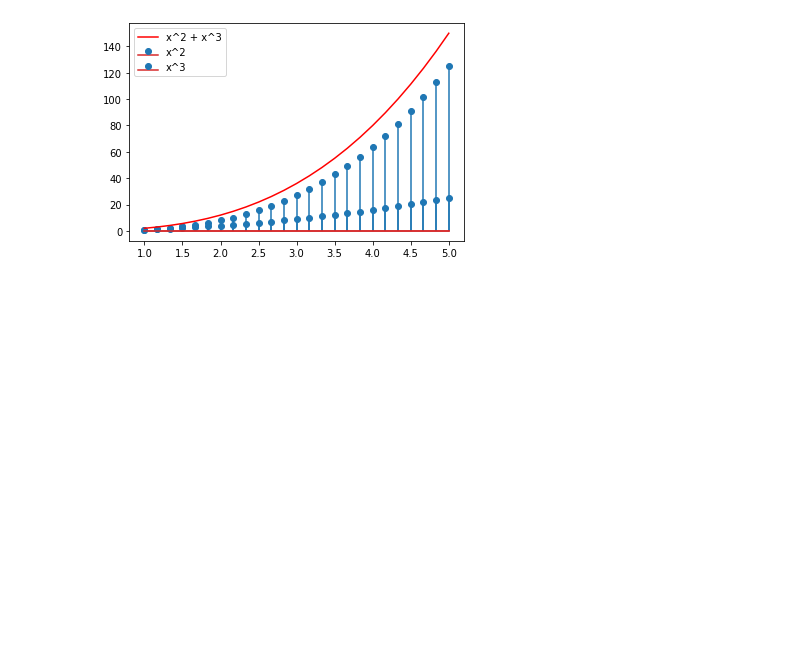
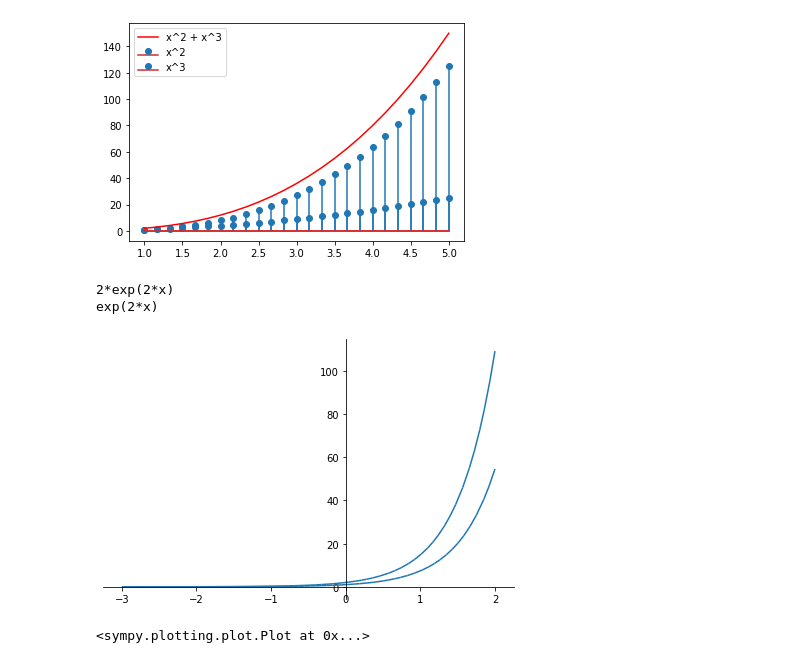
Before and after one commit to Cyberdom123/jupyter-notebook, a Jupyter notebook: jupyter/Derivative plots.ipynb, the cells around one changed output. Saved outputs shown, nothing was run; the diff lists cells and outputs as text; code cells hidden in the pictures; blank space fills up the shorter version.

```diff
--- a/jupyter/Derivative plots.ipynb
+++ b/jupyter/Derivative plots.ipynb
@@ -53,3 +53,19 @@ plt.legend()
 plt.show()
 # %% [output]
 [figure]
+# %%
+import sympy
+from sympy.plotting import plot_parametric
+
+x = sympy.Symbol('x')
+y = (sympy.exp(2*x))
+yprime = y.diff(x)
+print (yprime)
+print (y)
+
+plot_parametric((x, y, (x, -3, 2)), (x, yprime, (x, -3, 2)))
+# %% [output]
+2*exp(2*x)
+exp(2*x)
+[figure, added]
+<sympy.plotting.plot.Plot at 0x...>
```
Also changed, not shown: parts of 1 cell of this notebook, 2 other files.
